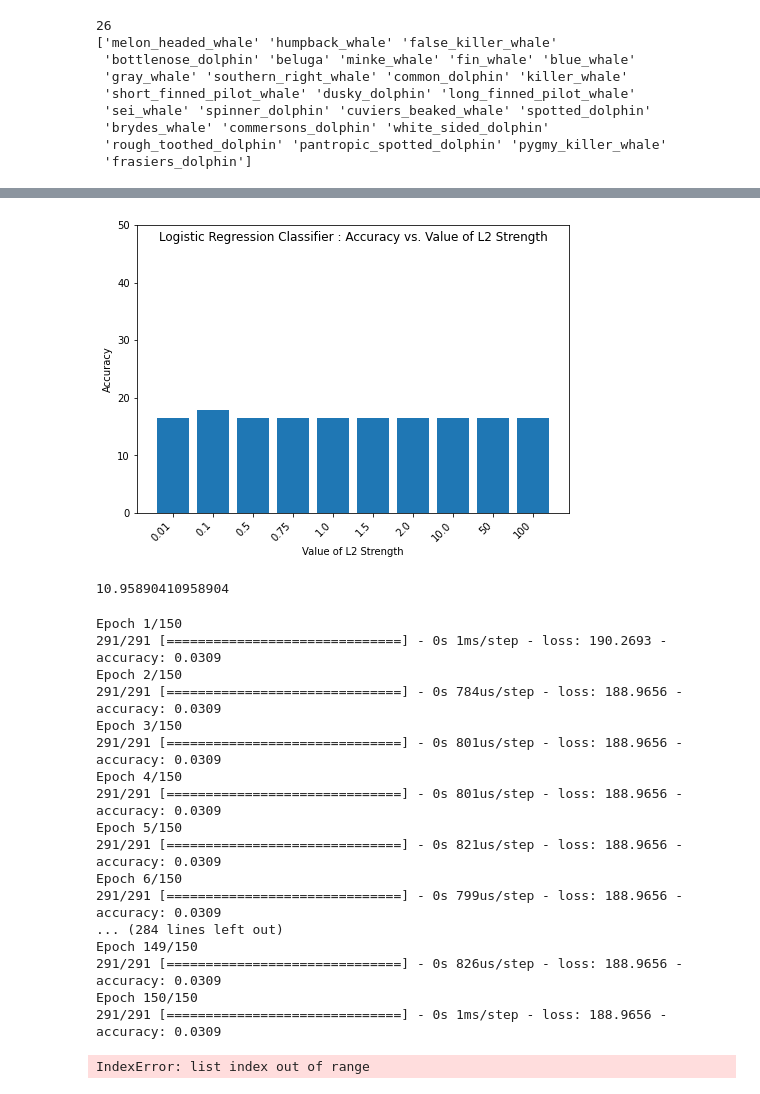
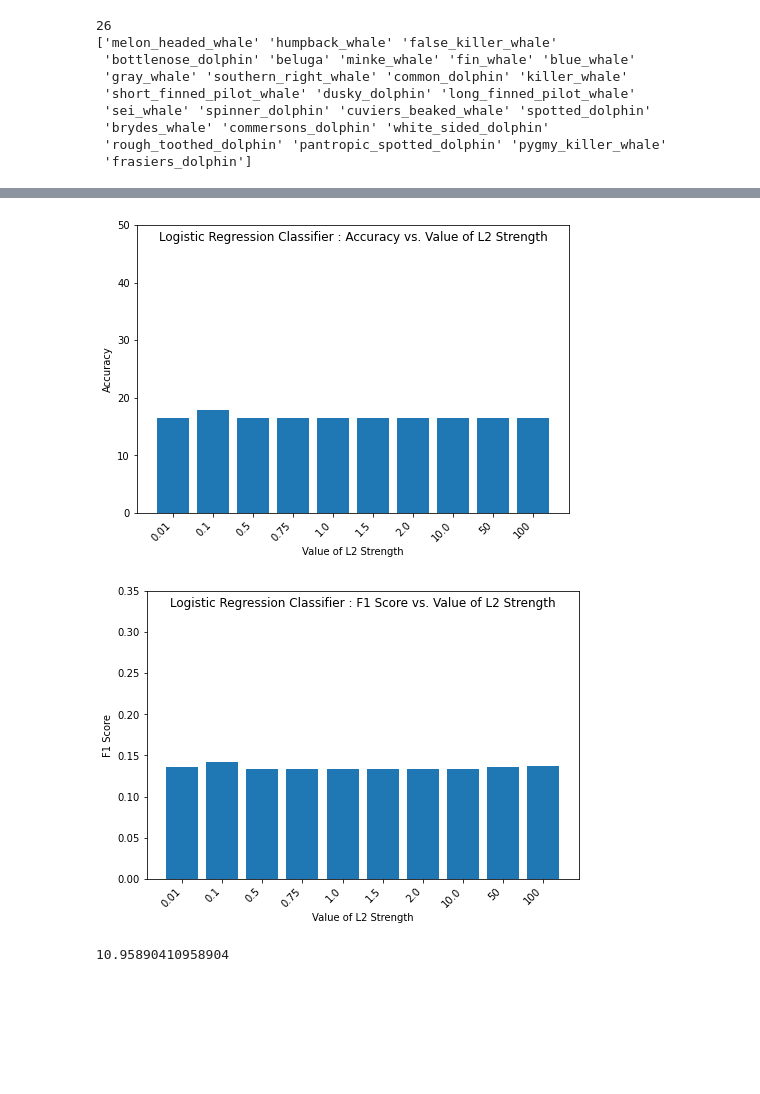
Before and after one commit to landmund/w207-spring2022-final-project-wong-chen-lim, a Jupyter notebook: Basic_Classifiers.ipynb, the cells around one changed output, grey strips where cells are left out. Drawn from its saved outputs; the diff is of its cells as text; code cells hidden in the pictures; blank space fills up the shorter version.

```diff
--- a/Basic_Classifiers.ipynb
+++ b/Basic_Classifiers.ipynb
@@ -206,23 +241,29 @@ plot_scores(var_smoothing_list, acc, "Variable Smoothing", "Accuracy", "Gaussian
 # %%
 # LogisticRegression
 c_list = [0.01, 0.1, 0.5, 0.75, 1.0,
               1.5, 2.0, 10.0, 50, 100]
 acc = list()
+f1_list = list()
 
 for i in range(len(c_list)):
     lrmodel = LogisticRegression(C=c_list[i], solver="liblinear", multi_class="auto")
-    acc.append(test_model_accuracy(
+
+    ac,f1 = test_model_accuracy(
         lrmodel,
         train_features_shuffled,
         train_labels_shuffled,
         test_features_shuffled,
         test_labels_shuffled
-    ))
+    )
+
+    f1_list.append(f1)
+    acc.append(ac)
 
 
-plot_scores(c_list, acc, "L2 Strength", "Accuracy", "Logistic Regression Classifier")
+plot_scores(c_list, acc, f1_list, "L2 Strength", "Accuracy", "F1 Score", "Logistic Regression Classifier")
 # %% [output]
 [figure]
+[figure, added]
 # %%
 # K-Means clustering
 kmeans = KMeans(26, random_state=0)
@@ -235,51 +276,3 @@ print(test_cluster_accuracy(kmeans, train_features_shuffled, test_features_shuff
 #gmm = GMM(n_components=26)
 
 #print(test_cluster_accuracy(gmm, train_features_shuffled, test_features_shuffled))
-# %%
-# Nerual Network
-
-def test_neural_network():
-    model = Sequential()
-    model.add(Dense(12, input_dim=65536, activation='relu'))
-    model.add(Dense(10, activation='relu'))
-    model.add(Dense(1, activation='sigmoid'))
-
-    # Compile the model and calculate its accuracy:
-    model.compile(loss='mean_squared_error', optimizer='sgd', metrics=['accuracy'])
-
-    # Print a summary of the Keras model:
-    #model.summary()
-
-    # Convert labels to integers
-
-    le = LabelEncoder()
-    train_labels = le.fit_transform(train_labels_shuffled)
-    test_labels = le.fit_transform(test_labels_shuffled)
-
-    model.fit(train_features_shuffled, train_labels, batch_size=32, epochs=150)
-
-    y_predict = model.fit(test_features_shuffled)
-
-    return accuracy_score(test_labels, y_predict)*100
-
-
-print(test_neural_network())
-# %% [output]
-Epoch 1/150
-291/291 [==============================] - 0s 1ms/step - loss: 190.2693 - accuracy: 0.0309
-Epoch 2/150
-291/291 [==============================] - 0s 784us/step - loss: 188.9656 - accuracy: 0.0309
-Epoch 3/150
-291/291 [==============================] - 0s 801us/step - loss: 188.9656 - accuracy: 0.0309
-Epoch 4/150
-291/291 [==============================] - 0s 801us/step - loss: 188.9656 - accuracy: 0.0309
-Epoch 5/150
-291/291 [==============================] - 0s 821us/step - loss: 188.9656 - accuracy: 0.0309
-Epoch 6/150
-291/291 [==============================] - 0s 799us/step - loss: 188.9656 - accuracy: 0.0309
-... (284 lines left out)
-Epoch 149/150
-291/291 [==============================] - 0s 826us/step - loss: 188.9656 - accuracy: 0.0309
-Epoch 150/150
-291/291 [==============================] - 0s 1ms/step - loss: 188.9656 - accuracy: 0.0309
-IndexError: list index out of range
```
Also changed, not shown: parts of 7 cells of this notebook.
